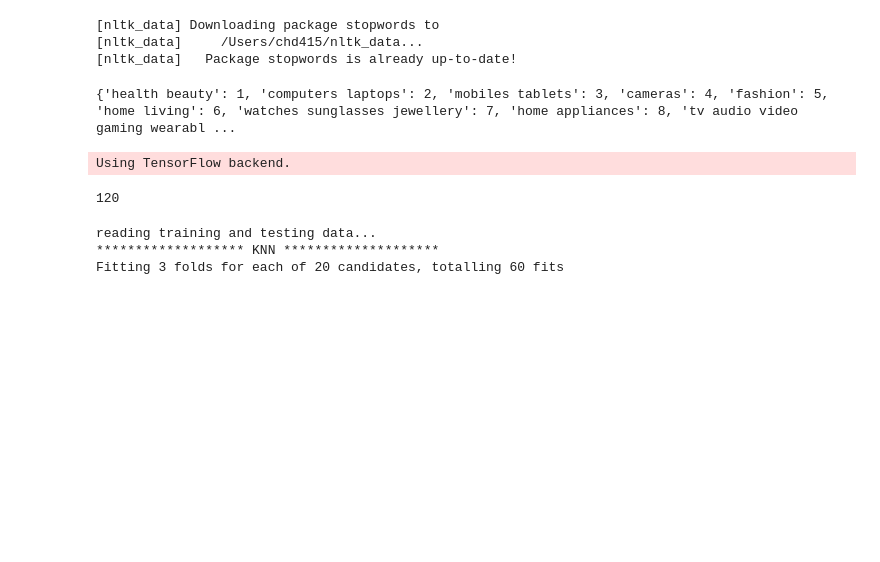
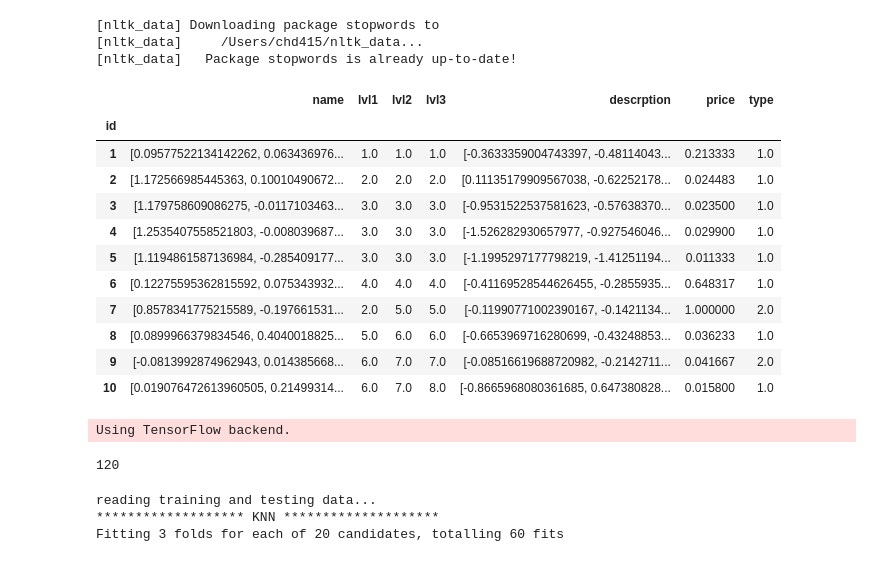
Before and after one commit to chd415/Predicting-the-attractiveness-of-product-listings, a Jupyter notebook: 447final.ipynb, the cells around one changed output. Cells and saved outputs as stored; diff of their text form; code cells hidden in the pictures; blank space fills up the shorter version.

```diff
--- a/447final.ipynb
+++ b/447final.ipynb
@@ -142,10 +142,21 @@ train_file = load_data('train_data.csv')
 cleaned_train,mapping_lvl1,mapping_lvl2,mapping_lvl3 = clean_data(train_file)
 train_score = load_label('train_label.csv')
 # %%
-#cleaned_train.head(10)
-print(mapping_lvl1)
+cleaned_train.head(10)
+#print(mapping_lvl1)
 # %% [output]
-{'health beauty': 1, 'computers laptops': 2, 'mobiles tablets': 3, 'cameras': 4, 'fashion': 5, 'home living': 6, 'watches sunglasses jewellery': 7, 'home appliances': 8, 'tv audio video gaming wearabl ...
+|  | name | lvl1 | lvl2 | lvl3 | descrption | price | type |
+| id |  |  |  |  |  |  |  |
+| 1 | [0.09577522134142262, 0.063436976... | 1.0 | 1.0 | 1.0 | [-0.3633359004743397, -0.48114043... | 0.213333 | 1.0 |
+| 2 | [1.172566985445363, 0.10010490672... | 2.0 | 2.0 | 2.0 | [0.11135179909567038, -0.62252178... | 0.024483 | 1.0 |
+| 3 | [1.179758609086275, -0.0117103463... | 3.0 | 3.0 | 3.0 | [-0.9531522537581623, -0.57638370... | 0.023500 | 1.0 |
+| 4 | [1.2535407558521803, -0.008039687... | 3.0 | 3.0 | 3.0 | [-1.526282930657977, -0.927546046... | 0.029900 | 1.0 |
+| 5 | [1.1194861587136984, -0.285409177... | 3.0 | 3.0 | 3.0 | [-1.1995297177798219, -1.41251194... | 0.011333 | 1.0 |
+| 6 | [0.12275595362815592, 0.075343932... | 4.0 | 4.0 | 4.0 | [-0.41169528544626455, -0.2855935... | 0.648317 | 1.0 |
+| 7 | [0.8578341775215589, -0.197661531... | 2.0 | 5.0 | 5.0 | [-0.11990771002390167, -0.1421134... | 1.000000 | 2.0 |
+| 8 | [0.0899966379834546, 0.4040018825... | 5.0 | 6.0 | 6.0 | [-0.6653969716280699, -0.43248853... | 0.036233 | 1.0 |
+| 9 | [-0.0813992874962943, 0.014385668... | 6.0 | 7.0 | 7.0 | [-0.08516619688720982, -0.2142711... | 0.041667 | 2.0 |
+| 10 | [0.019076472613960505, 0.21499314... | 6.0 | 7.0 | 8.0 | [-0.8665968080361685, 0.647380828... | 0.015800 | 1.0 |
 # %%
 def rearrange(cleaned_data):
     la = cleaned_data.lvl1.as_matrix(columns=None).tolist()
```
Also changed, not shown: parts of 4 cells of this notebook, 1 other file.
